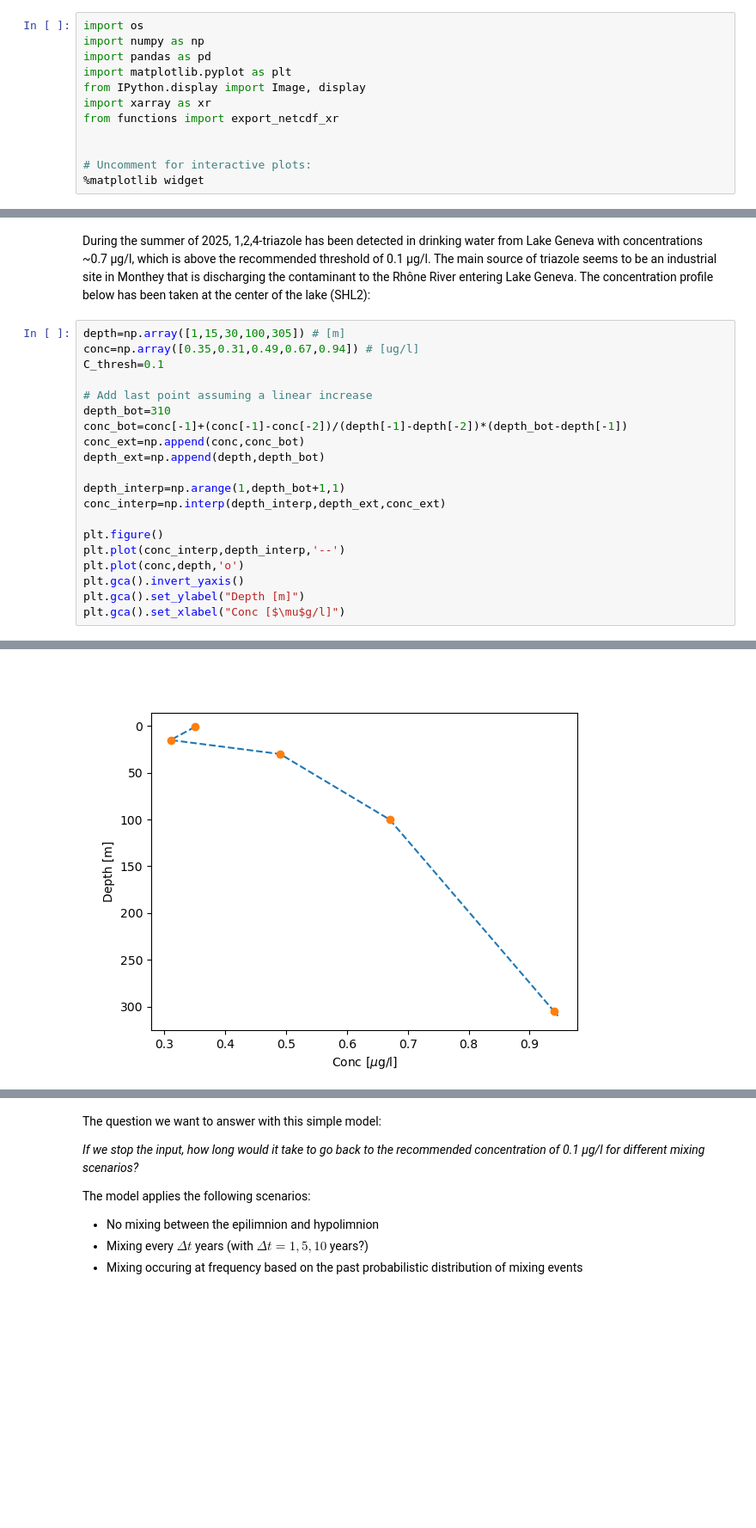
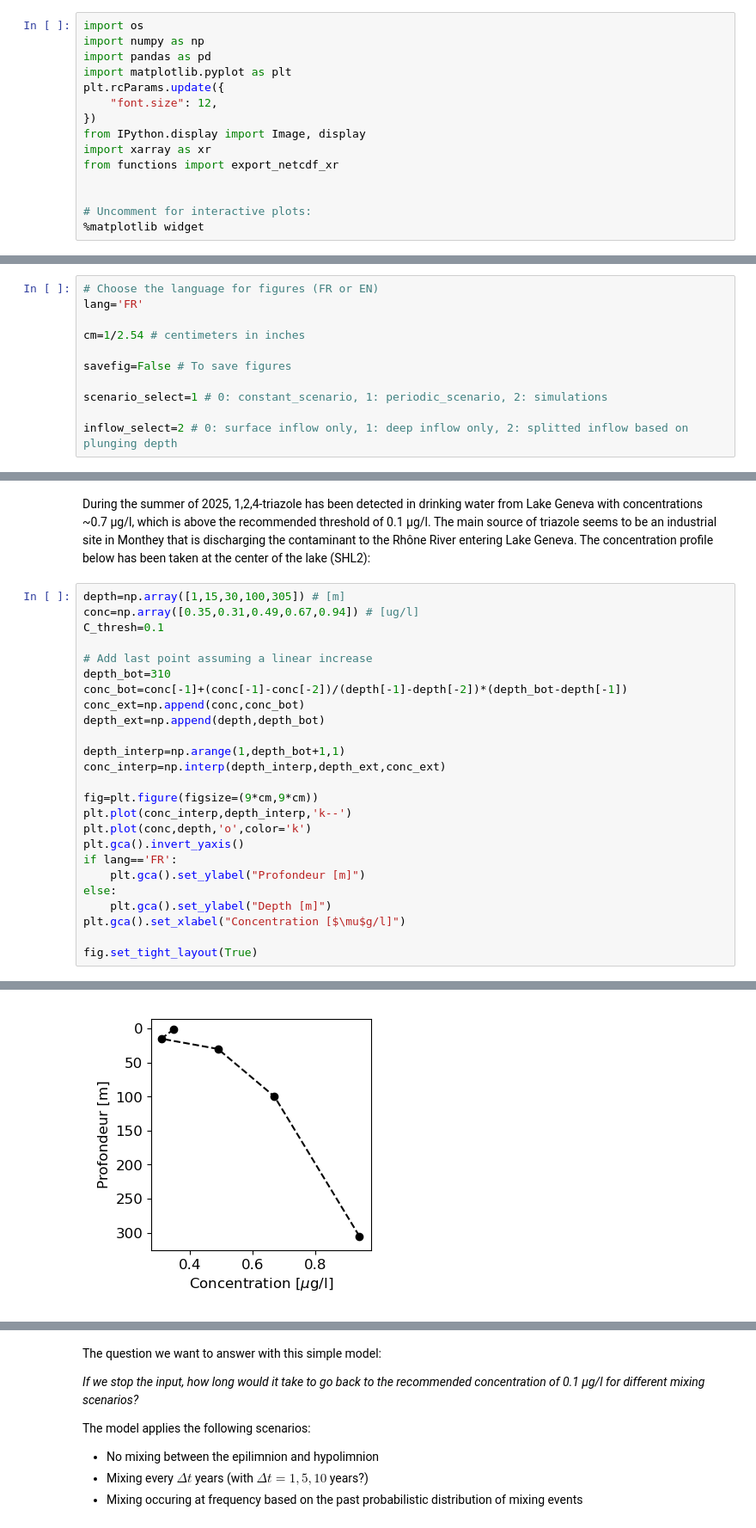
Before and after one commit to tdoda/triazole-Geneva, a Jupyter notebook: notebooks/Model_varying_mixing/run_scenario.ipynb, the cells around one changed output, grey strips where cells are left out. Shown at 86% size. Drawn from its saved outputs; the diff is of its cells as text; blank space fills up the shorter version.

```diff
--- a/notebooks/Model_varying_mixing/run_scenario.ipynb
+++ b/notebooks/Model_varying_mixing/run_scenario.ipynb
@@ -5,6 +5,9 @@ import os
 import numpy as np
 import pandas as pd
 import matplotlib.pyplot as plt
+plt.rcParams.update({
+    "font.size": 12,
+})
 from IPython.display import Image, display
 import xarray as xr
 from functions import export_netcdf_xr
@@ -15,3 +20,14 @@ from functions import export_netcdf_xr
+# %%
+# Choose the language for figures (FR or EN)
+lang='FR'
+
+cm=1/2.54 # centimeters in inches
+
+savefig=False # To save figures
+
+scenario_select=1 # 0: constant_scenario, 1: periodic_scenario, 2: simulations
+
+inflow_select=2 # 0: surface inflow only, 1: deep inflow only, 2: splitted inflow based on plunging depth
 # %% [markdown]
 ### The problem
 # %% [markdown]
@@ -30,10 +46,15 @@ depth_ext=np.append(depth,depth_bot)
 depth_interp=np.arange(1,depth_bot+1,1)
 conc_interp=np.interp(depth_interp,depth_ext,conc_ext)
 
-plt.figure()
-plt.plot(conc_interp,depth_interp,'--')
-plt.plot(conc,depth,'o')
+fig=plt.figure(figsize=(9*cm,9*cm))
+plt.plot(conc_interp,depth_interp,'k--')
+plt.plot(conc,depth,'o',color='k')
 plt.gca().invert_yaxis()
-plt.gca().set_ylabel("Depth [m]")
-plt.gca().set_xlabel("Conc [$\mu$g/l]")
+if lang=='FR':
+    plt.gca().set_ylabel("Profondeur [m]")
+else:
+    plt.gca().set_ylabel("Depth [m]")
+plt.gca().set_xlabel("Concentration [$\mu$g/l]")
+
+fig.set_tight_layout(True)
 # %% [output]
@@ -41 +61 @@ Text(0.5, 0, 'Conc [$\\mu$g/l]')
-[figure, old version]
+[figure, new version]
```
Also changed, not shown: parts of 16 cells of this notebook, 53 other files.
